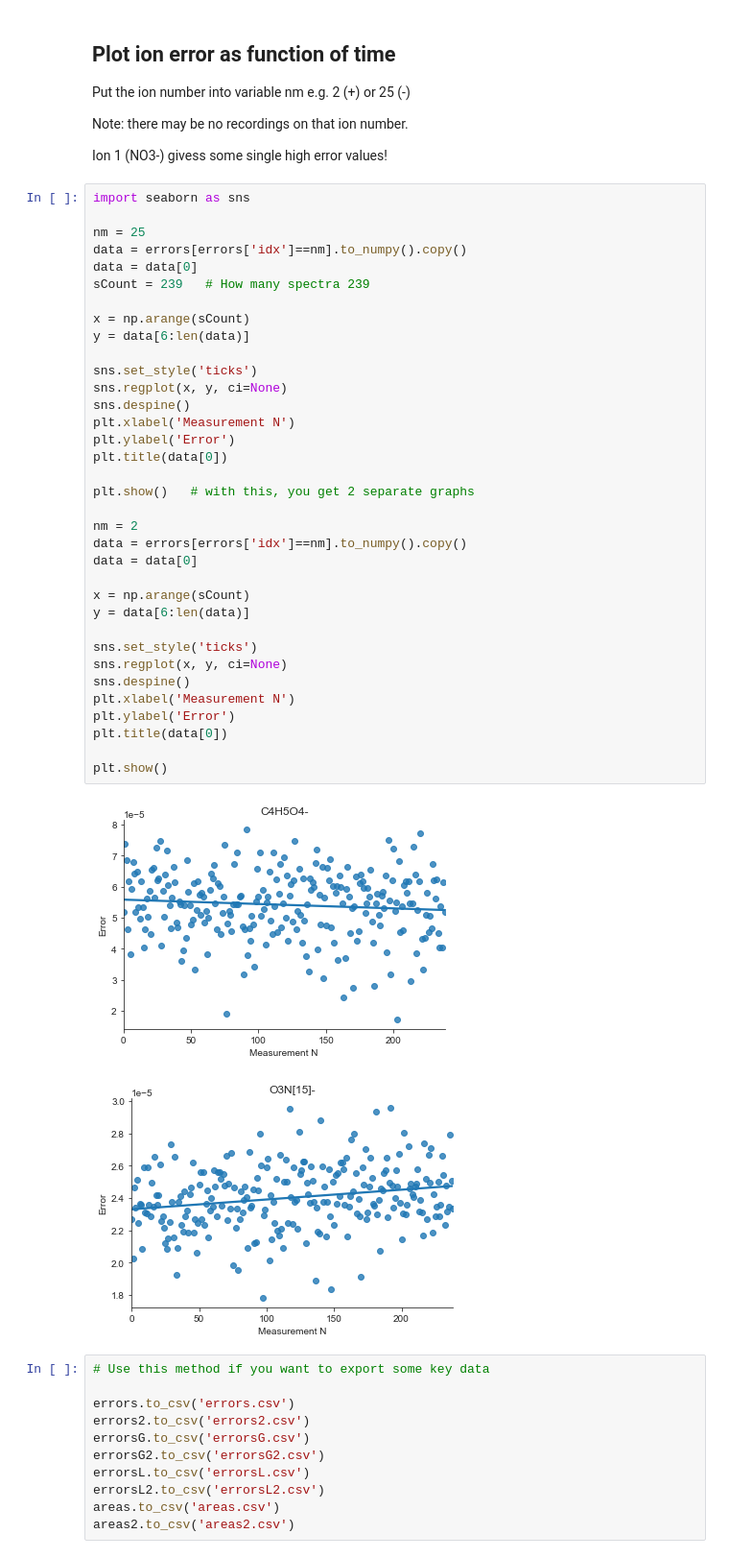
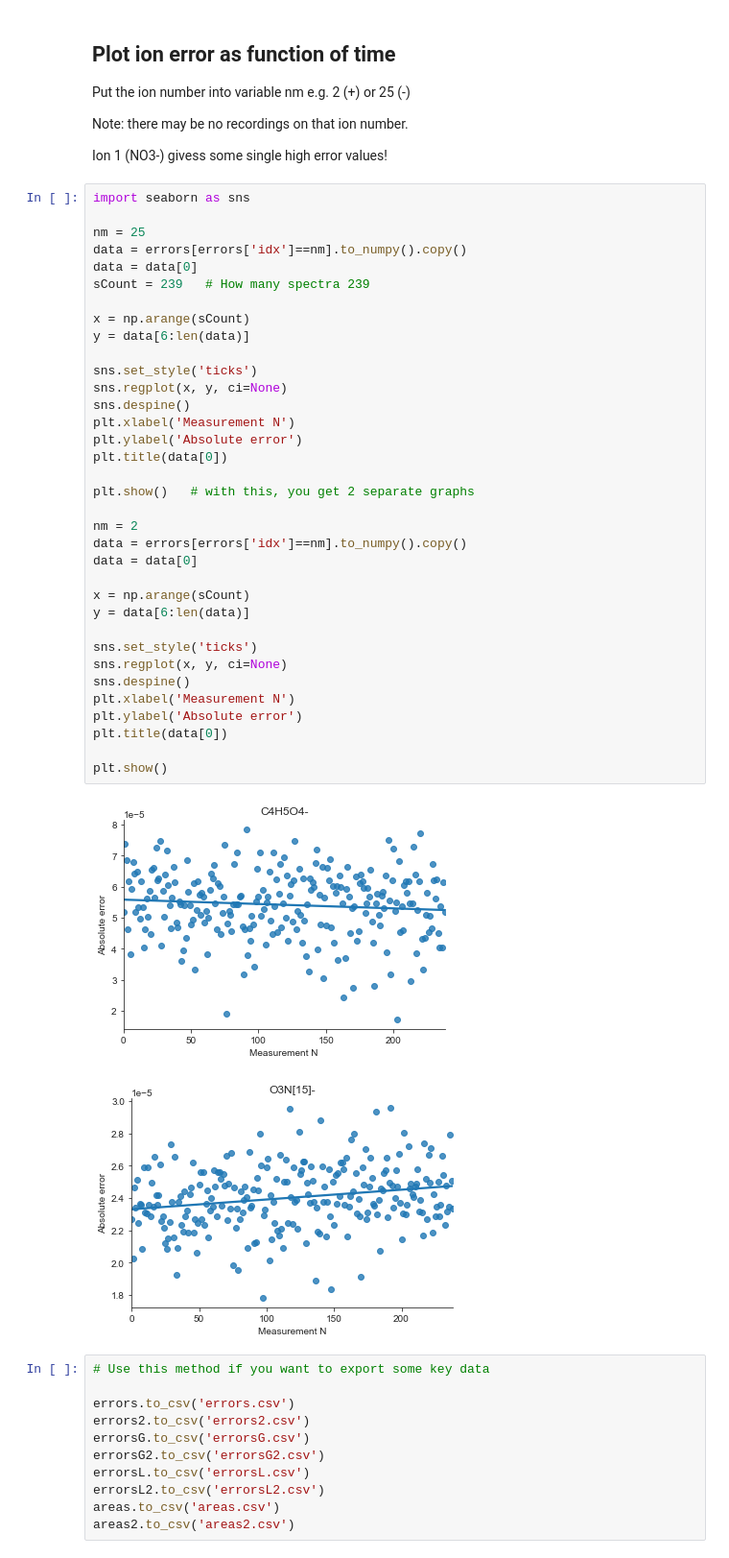
Before and after one commit to jokinen77/DataScienceProject1-Orbitrap, a Jupyter notebook: DataProcessing0.ipynb, the cells around one changed output. Shown at 96% size. Cells and saved outputs as stored; diff of their text form.

```diff
--- a/DataProcessing0.ipynb
+++ b/DataProcessing0.ipynb
@@ -1167,37 +1167,37 @@ nm = 25
 data = errors[errors['idx']==nm].to_numpy().copy()
 data = data[0]
 sCount = 239   # How many spectra 239
 
 x = np.arange(sCount)
 y = data[6:len(data)]
 
 sns.set_style('ticks')
 sns.regplot(x, y, ci=None)
 sns.despine()
 plt.xlabel('Measurement N')
-plt.ylabel('Error')
+plt.ylabel('Absolute error')
 plt.title(data[0])
 
 plt.show()   # with this, you get 2 separate graphs
 
 nm = 2
 data = errors[errors['idx']==nm].to_numpy().copy()
 data = data[0]
 
 x = np.arange(sCount)
 y = data[6:len(data)]
 
 sns.set_style('ticks')
 sns.regplot(x, y, ci=None)
 sns.despine()
 plt.xlabel('Measurement N')
-plt.ylabel('Error')
+plt.ylabel('Absolute error')
 plt.title(data[0])
 
 plt.show()
 # %% [output]
-[figure, old version]
+[figure, new version]
-[figure, old version]
+[figure, new version]
 # %%
 # Use this method if you want to export some key data
 
```
Also changed, not shown: parts of 3 cells of this notebook.
